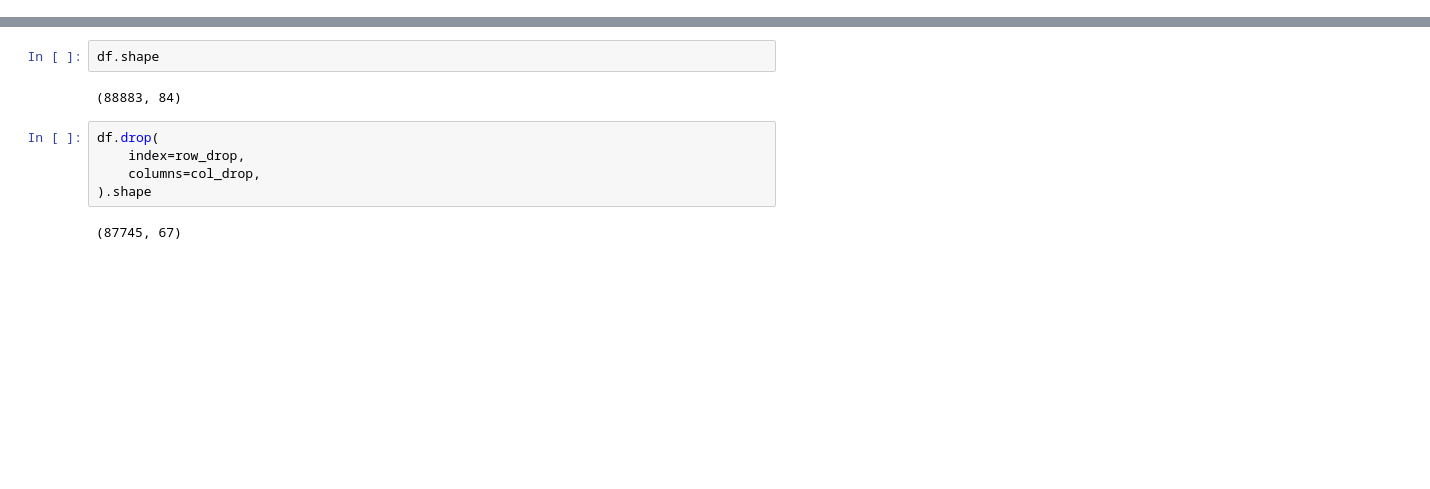
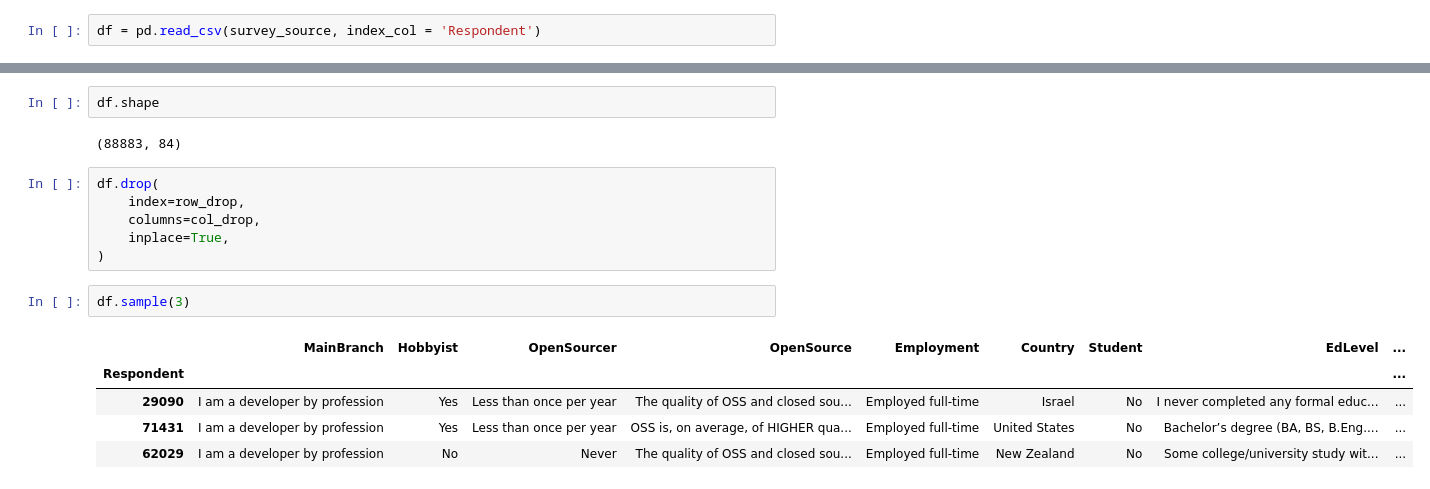
Before and after one commit to JosephZYU/Python-5-pandas, a Jupyter notebook: 97.pandas_review-add remove cols ⭐️ (drop row and col).ipynb, the cells around one changed output, grey strips where cells are left out. Drawn from its saved outputs; the diff is of its cells as text; blank space fills up the shorter version.

```diff
--- a/97.pandas_review-add remove cols ⭐️ (drop row and col).ipynb
+++ b/97.pandas_review-add remove cols ⭐️ (drop row and col).ipynb
@@ -72,6 +72,8 @@ df.drop(index=df[filt].index,
 |  | first | last |
 | 1 | Jane | Doe |
 | 2 | John | Smith |
+# %%
+df = pd.read_csv(survey_source, index_col = 'Respondent')
 # %%
 col_drop = df.isna().mean().sort_values(ascending=False)[:'WebFrameWorkedWith'].index
 # %%
@@ -88,6 +90,13 @@ df.shape
 df.drop(
     index=row_drop,
     columns=col_drop,
-).shape
+    inplace=True,
+)
-# %% [output]
-(87745, 67)
+# %%
+df.sample(3)
+# %% [output]
+|  | MainBranch | Hobbyist | OpenSourcer | OpenSource | Employment | Country | Student | EdLevel | ... |
+| Respondent |  |  |  |  |  |  |  |  | ... |
+| 29090 | I am a developer by profession | Yes | Less than once per year | The quality of OSS and closed sou... | Employed full-time | Israel | No | I never completed any formal educ... | ... |
+| 71431 | I am a developer by profession | Yes | Less than once per year | OSS is, on average, of HIGHER qua... | Employed full-time | United States | No | Bachelor’s degree (BA, BS, B.Eng.... | ... |
+| 62029 | I am a developer by profession | No | Never | The quality of OSS and closed sou... | Employed full-time | New Zealand | No | Some college/university study wit... | ... |
```
Also changed, not shown: parts of 1 cell of this notebook, 1 other file.
